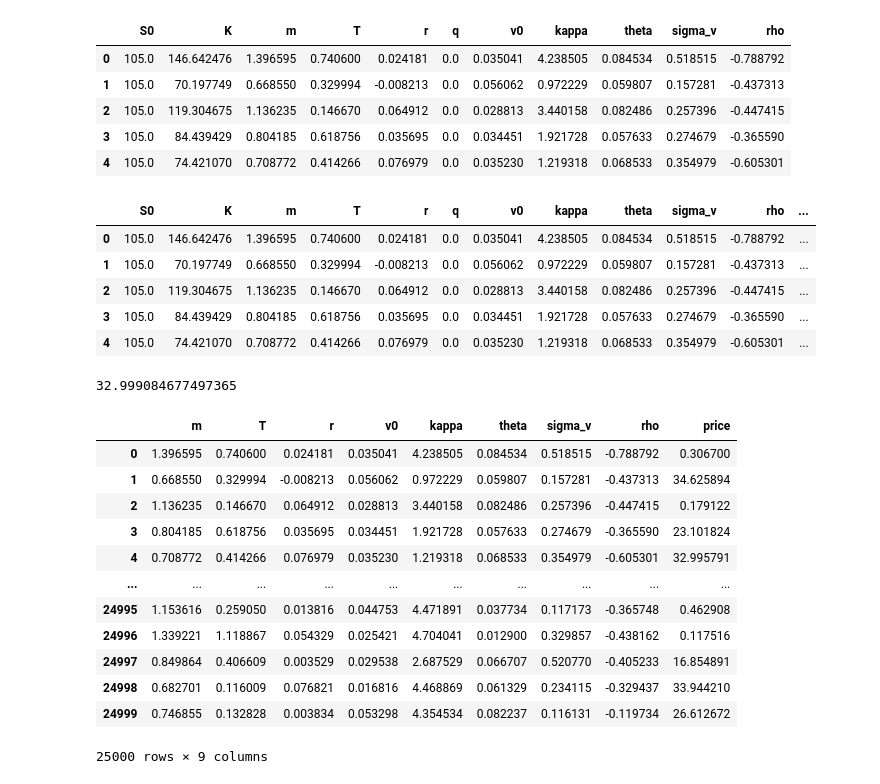
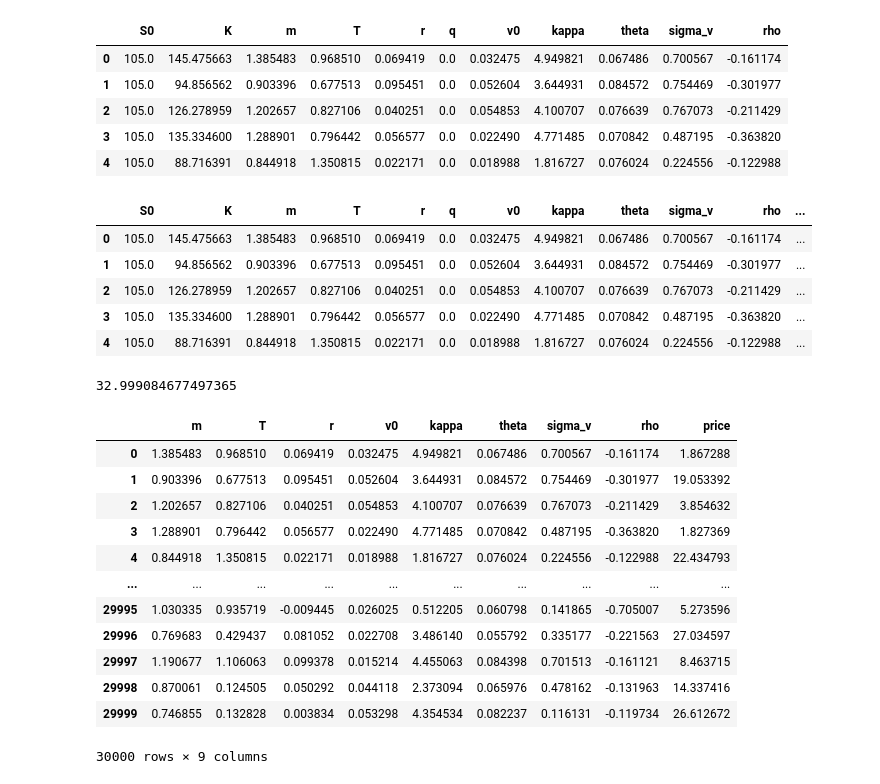
Before and after one commit to Giopi222/Heston-Methods-Comparison, a Jupyter notebook: notebook/dataset_NN.ipynb, the cells around one changed output. Saved outputs shown, nothing was run; the diff lists cells and outputs as text; code cells hidden in the pictures.

```diff
--- a/notebook/dataset_NN.ipynb
+++ b/notebook/dataset_NN.ipynb
@@ -15,7 +15,7 @@ from src.Heston_FFT import heston_price_fft
 
 
 # params
-n_samples = 25_000
+n_samples = 30_000
 
 S0 = 105.0
 q  = 0.0
@@ -84,42 +84,40 @@ def sample_heston_lhs(
         X_ok = X[feller_ok]
 
         # Append valid rows until reaching n_samples
         for row in X_ok:
             collected.append(row)
             if len(collected) >= n_samples:
                 break
 
         attempt += 1
 
     if len(collected) < n_samples:
         raise RuntimeError(
             "Could not generate enough samples satisfying constraints. "
             "Relax bounds slightly or increase attempts."
         )
 
     params = np.vstack(collected)[:n_samples]
-    # columns must match the order used above
     df = pd.DataFrame(params, columns=["v0", "kappa", "theta", "sigma_v", "rho", "m", "T", "r"])
 
-    # Compute K from moneyness and add market columns
+
     df["S0"] = S0
     df["K"]  = (df["m"] * S0).astype(float)
     df["q"]  = q
 
-    # Reorder columns (KEEP S0, K, q for pricing)
-    df = df[["S0","K","m","T","r","q","v0","kappa","theta","sigma_v","rho"]]
+    df = df[["S0","K","m","T","r","q","v0","kappa","theta","sigma_v","rho"]] # KEEP S0, K, q for pricing
 
     return df
 
 df_first = sample_heston_lhs(n_samples, seed=123)
 df_first.head()
 # %% [output]
 |  | S0 | K | m | T | r | q | v0 | kappa | theta | sigma_v | rho |
-| 0 | 105.0 | 146.642476 | 1.396595 | 0.740600 | 0.024181 | 0.0 | 0.035041 | 4.238505 | 0.084534 | 0.518515 | -0.788792 |
-| 1 | 105.0 | 70.197749 | 0.668550 | 0.329994 | -0.008213 | 0.0 | 0.056062 | 0.972229 | 0.059807 | 0.157281 | -0.437313 |
-| 2 | 105.0 | 119.304675 | 1.136235 | 0.146670 | 0.064912 | 0.0 | 0.028813 | 3.440158 | 0.082486 | 0.257396 | -0.447415 |
-| 3 | 105.0 | 84.439429 | 0.804185 | 0.618756 | 0.035695 | 0.0 | 0.034451 | 1.921728 | 0.057633 | 0.274679 | -0.365590 |
-| 4 | 105.0 | 74.421070 | 0.708772 | 0.414266 | 0.076979 | 0.0 | 0.035230 | 1.219318 | 0.068533 | 0.354979 | -0.605301 |
+| 0 | 105.0 | 145.475663 | 1.385483 | 0.968510 | 0.069419 | 0.0 | 0.032475 | 4.949821 | 0.067486 | 0.700567 | -0.161174 |
+| 1 | 105.0 | 94.856562 | 0.903396 | 0.677513 | 0.095451 | 0.0 | 0.052604 | 3.644931 | 0.084572 | 0.754469 | -0.301977 |
+| 2 | 105.0 | 126.278959 | 1.202657 | 0.827106 | 0.040251 | 0.0 | 0.054853 | 4.100707 | 0.076639 | 0.767073 | -0.211429 |
+| 3 | 105.0 | 135.334600 | 1.288901 | 0.796442 | 0.056577 | 0.0 | 0.022490 | 4.771485 | 0.070842 | 0.487195 | -0.363820 |
+| 4 | 105.0 | 88.716391 | 0.844918 | 1.350815 | 0.022171 | 0.0 | 0.018988 | 1.816727 | 0.076024 | 0.224556 | -0.122988 |
 # %%
 def price_heston_fft_df(
     df: pd.DataFrame,
@@ -171,11 +169,11 @@ df = price_heston_fft_df(df_first)
 df.head()
 # %% [output]
 |  | S0 | K | m | T | r | q | v0 | kappa | theta | sigma_v | rho | ... |
-| 0 | 105.0 | 146.642476 | 1.396595 | 0.740600 | 0.024181 | 0.0 | 0.035041 | 4.238505 | 0.084534 | 0.518515 | -0.788792 | ... |
-| 1 | 105.0 | 70.197749 | 0.668550 | 0.329994 | -0.008213 | 0.0 | 0.056062 | 0.972229 | 0.059807 | 0.157281 | -0.437313 | ... |
-| 2 | 105.0 | 119.304675 | 1.136235 | 0.146670 | 0.064912 | 0.0 | 0.028813 | 3.440158 | 0.082486 | 0.257396 | -0.447415 | ... |
-| 3 | 105.0 | 84.439429 | 0.804185 | 0.618756 | 0.035695 | 0.0 | 0.034451 | 1.921728 | 0.057633 | 0.274679 | -0.365590 | ... |
-| 4 | 105.0 | 74.421070 | 0.708772 | 0.414266 | 0.076979 | 0.0 | 0.035230 | 1.219318 | 0.068533 | 0.354979 | -0.605301 | ... |
+| 0 | 105.0 | 145.475663 | 1.385483 | 0.968510 | 0.069419 | 0.0 | 0.032475 | 4.949821 | 0.067486 | 0.700567 | -0.161174 | ... |
+| 1 | 105.0 | 94.856562 | 0.903396 | 0.677513 | 0.095451 | 0.0 | 0.052604 | 3.644931 | 0.084572 | 0.754469 | -0.301977 | ... |
+| 2 | 105.0 | 126.278959 | 1.202657 | 0.827106 | 0.040251 | 0.0 | 0.054853 | 4.100707 | 0.076639 | 0.767073 | -0.211429 | ... |
+| 3 | 105.0 | 135.334600 | 1.288901 | 0.796442 | 0.056577 | 0.0 | 0.022490 | 4.771485 | 0.070842 | 0.487195 | -0.363820 | ... |
+| 4 | 105.0 | 88.716391 | 0.844918 | 1.350815 | 0.022171 | 0.0 | 0.018988 | 1.816727 | 0.076024 | 0.224556 | -0.122988 | ... |
 # %%
 # random check
 price_fft_example = heston_price_fft(S=105, K=74.4210, T=0.4142, r=0.0770, v0=0.0352, kappa=1.2193, theta=0.0685, sigma_v=0.3550, rho=-0.6053,
@@ -189,18 +187,18 @@ df.drop(columns=['q', 'S0', 'K'], inplace = True)
 df
 # %% [output]
 |  | m | T | r | v0 | kappa | theta | sigma_v | rho | price |
-| 0 | 1.396595 | 0.740600 | 0.024181 | 0.035041 | 4.238505 | 0.084534 | 0.518515 | -0.788792 | 0.306700 |
-| 1 | 0.668550 | 0.329994 | -0.008213 | 0.056062 | 0.972229 | 0.059807 | 0.157281 | -0.437313 | 34.625894 |
-| 2 | 1.136235 | 0.146670 | 0.064912 | 0.028813 | 3.440158 | 0.082486 | 0.257396 | -0.447415 | 0.179122 |
-| 3 | 0.804185 | 0.618756 | 0.035695 | 0.034451 | 1.921728 | 0.057633 | 0.274679 | -0.365590 | 23.101824 |
-| 4 | 0.708772 | 0.414266 | 0.076979 | 0.035230 | 1.219318 | 0.068533 | 0.354979 | -0.605301 | 32.995791 |
+| 0 | 1.385483 | 0.968510 | 0.069419 | 0.032475 | 4.949821 | 0.067486 | 0.700567 | -0.161174 | 1.867288 |
+| 1 | 0.903396 | 0.677513 | 0.095451 | 0.052604 | 3.644931 | 0.084572 | 0.754469 | -0.301977 | 19.053392 |
+| 2 | 1.202657 | 0.827106 | 0.040251 | 0.054853 | 4.100707 | 0.076639 | 0.767073 | -0.211429 | 3.854632 |
+| 3 | 1.288901 | 0.796442 | 0.056577 | 0.022490 | 4.771485 | 0.070842 | 0.487195 | -0.363820 | 1.827369 |
+| 4 | 0.844918 | 1.350815 | 0.022171 | 0.018988 | 1.816727 | 0.076024 | 0.224556 | -0.122988 | 22.434793 |
 | ... | ... | ... | ... | ... | ... | ... | ... | ... | ... |
-| 24995 | 1.153616 | 0.259050 | 0.013816 | 0.044753 | 4.471891 | 0.037734 | 0.117173 | -0.365748 | 0.462908 |
-| 24996 | 1.339221 | 1.118867 | 0.054329 | 0.025421 | 4.704041 | 0.012900 | 0.329857 | -0.438162 | 0.117516 |
-| 24997 | 0.849864 | 0.406609 | 0.003529 | 0.029538 | 2.687529 | 0.066707 | 0.520770 | -0.405233 | 16.854891 |
-| 24998 | 0.682701 | 0.116009 | 0.076821 | 0.016816 | 4.468869 | 0.061329 | 0.234115 | -0.329437 | 33.944210 |
-| 24999 | 0.746855 | 0.132828 | 0.003834 | 0.053298 | 4.354534 | 0.082237 | 0.116131 | -0.119734 | 26.612672 |
+| 29995 | 1.030335 | 0.935719 | -0.009445 | 0.026025 | 0.512205 | 0.060798 | 0.141865 | -0.705007 | 5.273596 |
+| 29996 | 0.769683 | 0.429437 | 0.081052 | 0.022708 | 3.486140 | 0.055792 | 0.335177 | -0.221563 | 27.034597 |
+| 29997 | 1.190677 | 1.106063 | 0.099378 | 0.015214 | 4.455063 | 0.084398 | 0.701513 | -0.161121 | 8.463715 |
+| 29998 | 0.870061 | 0.124505 | 0.050292 | 0.044118 | 2.373094 | 0.065976 | 0.478162 | -0.131963 | 14.337416 |
+| 29999 | 0.746855 | 0.132828 | 0.003834 | 0.053298 | 4.354534 | 0.082237 | 0.116131 | -0.119734 | 26.612672 |
-25000 rows × 9 columns
+30000 rows × 9 columns
 # %%
 import os
 os.makedirs("data", exist_ok=True)
```
Also changed, not shown: parts of 1 cell of this notebook, 6 other files.
